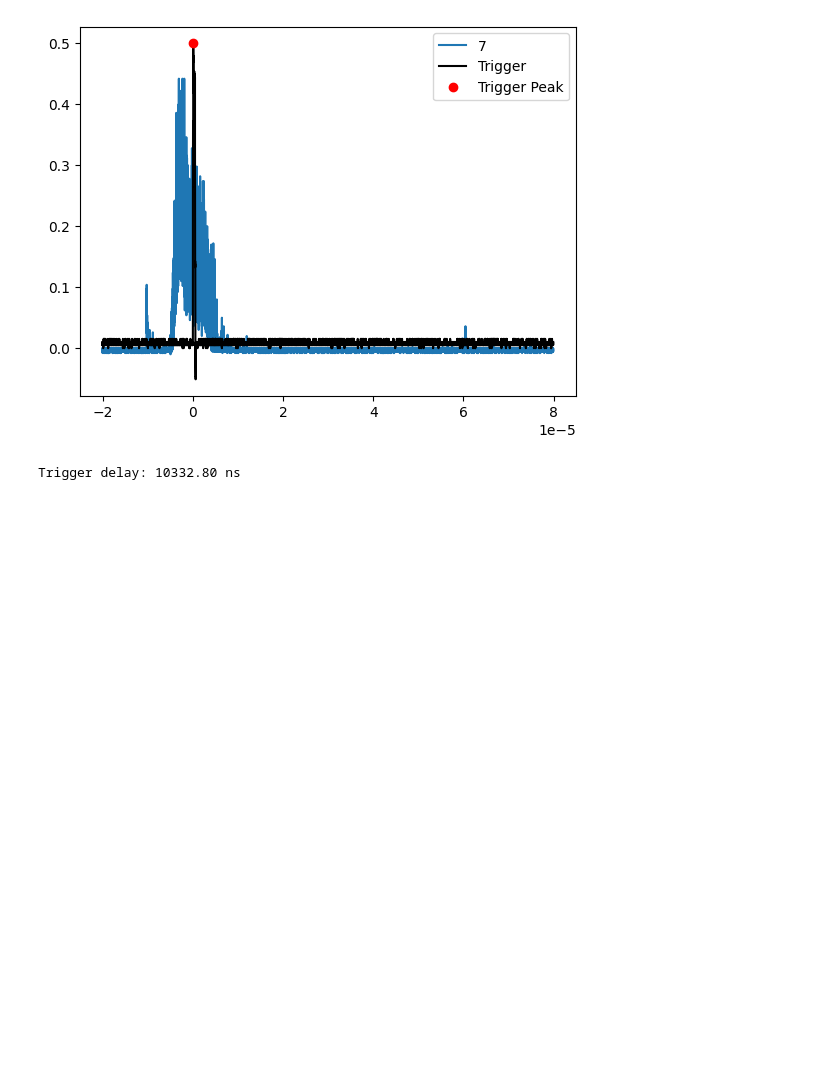
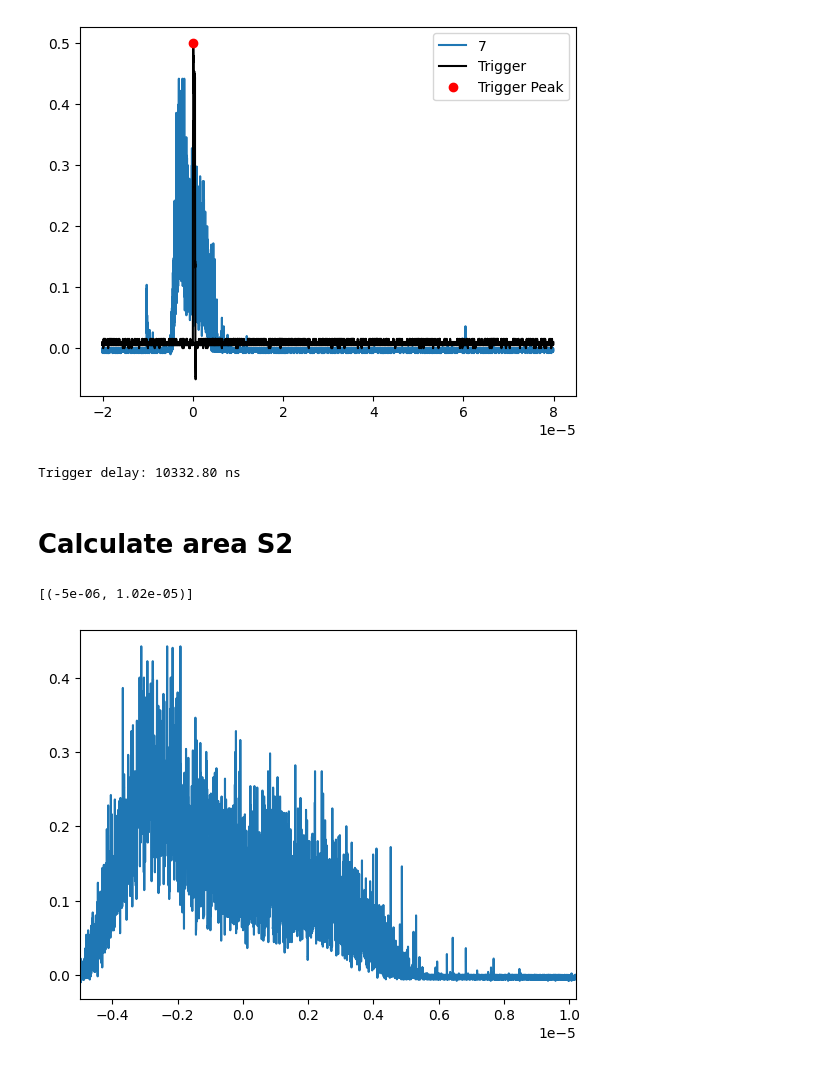
Before and after one commit to proscrite/RaTag, a Jupyter notebook: notebooks/s1s2_rate.ipynb, the cells around one changed output. Cells and saved outputs as stored; diff of their text form; code cells hidden in the pictures; blank space fills up the shorter version.

```diff
--- a/notebooks/s1s2_rate.ipynb
+++ b/notebooks/s1s2_rate.ipynb
@@ -134,3 +136,11 @@ s1_amp = y[peaks[0]] if cond1 and cond2 else None
 print(f"Trigger delay: {trigger_delay*1e9:.2f} ns")
 # %% [output]
 Trigger delay: 10332.80 ns
+# %% [markdown]
+# Calculate area S2
+# %%
+plt.plot(x, y, label='Waveform')
+plt.gca().set(xlim=(-0.50e-5, 1.02e-5))
+# %% [output]
+[(-5e-06, 1.02e-05)]
+[figure, added]
```
Also changed, not shown: parts of 3 cells of this notebook, 1 other file.
